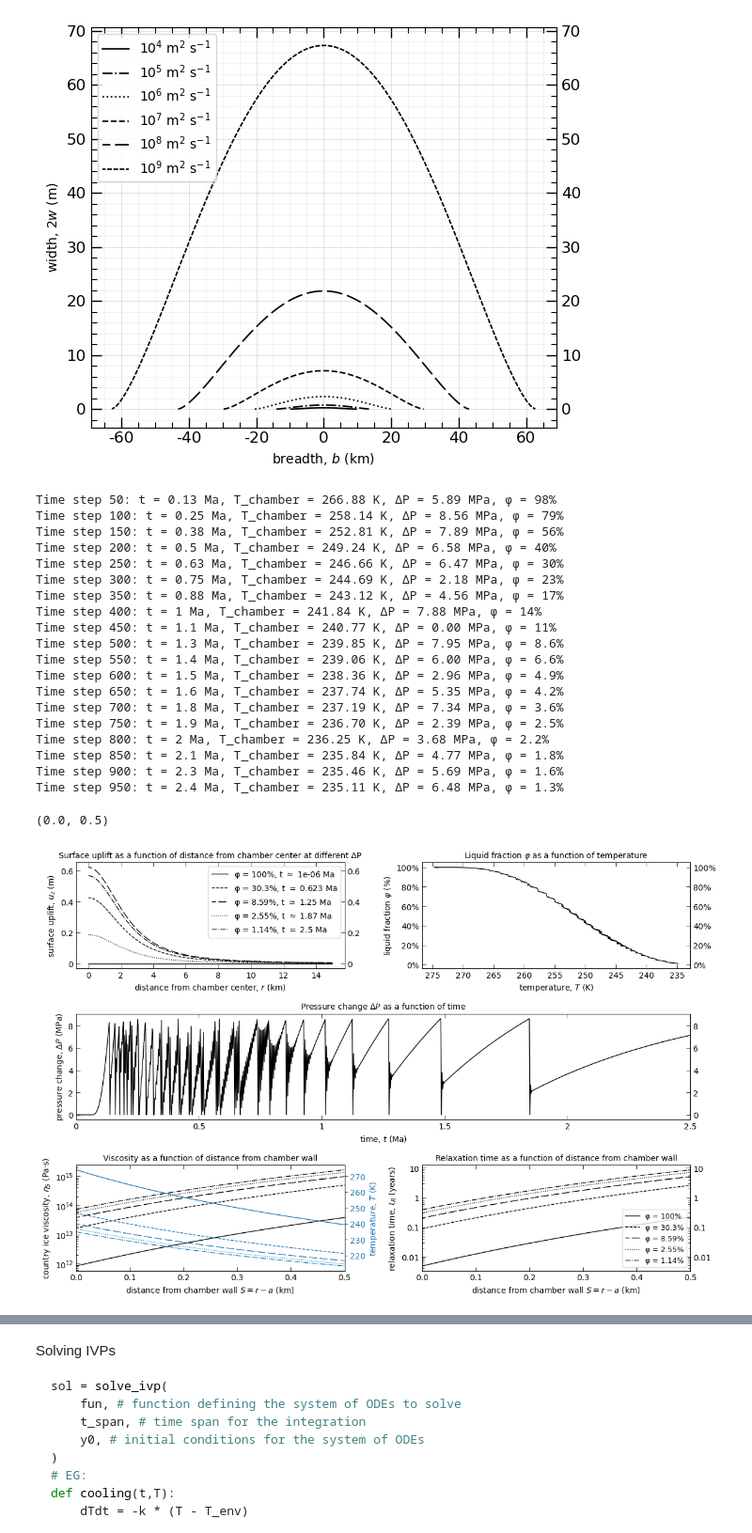
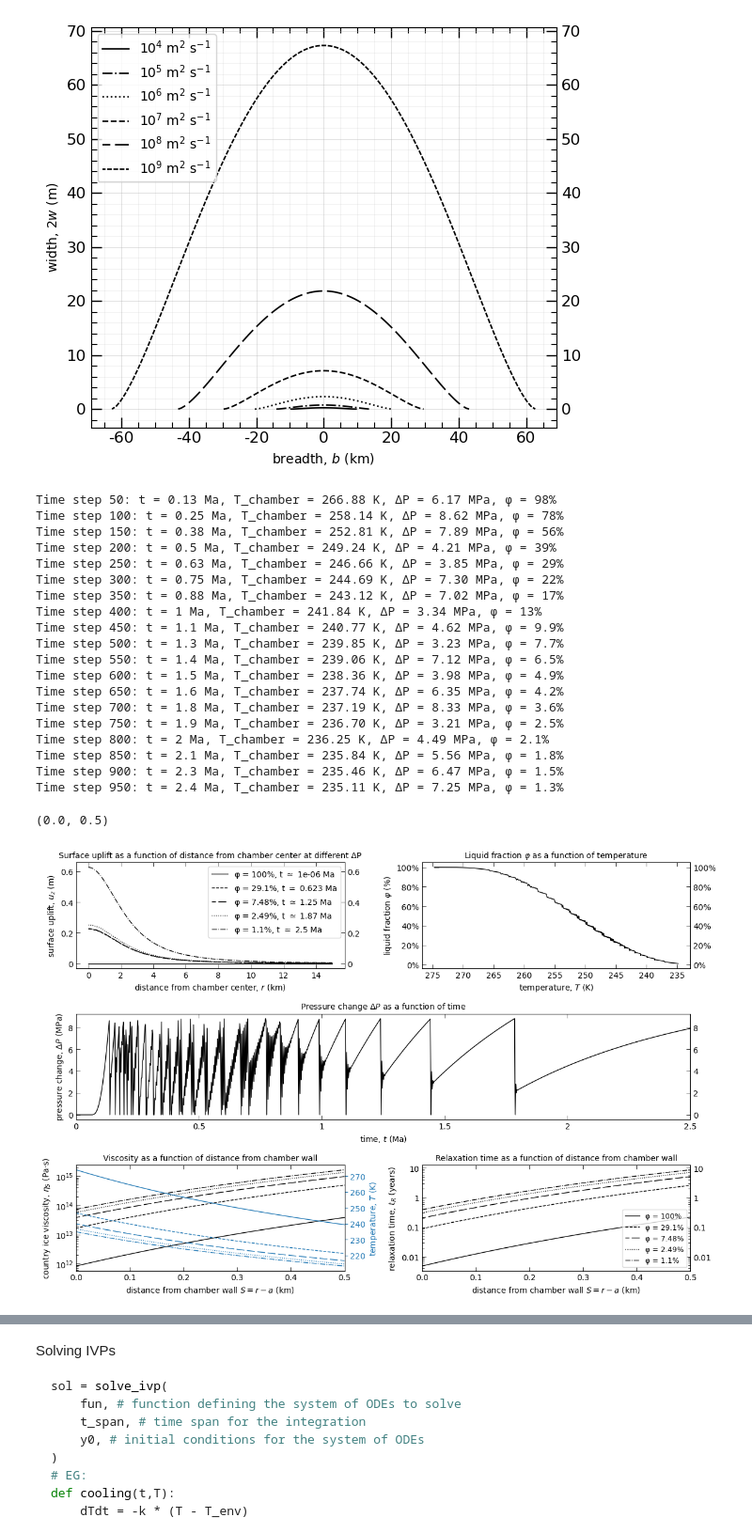
Before and after one commit to CottomR-et-al/Europa-ice-ocean-exchange, a Jupyter notebook: F25_Dikes_Europa.ipynb, the cells around one changed output, grey strips where cells are left out. Shown at 94% size. Cells and saved outputs as stored; diff of their text form; code cells hidden in the pictures.

```diff
--- a/F25_Dikes_Europa.ipynb
+++ b/F25_Dikes_Europa.ipynb
@@ -1263,7 +1263,7 @@ Rg = 8.314 # (J/mol/K) gas constant
 
 ########
 # (Pa) pressure in the chamber, Amoruso and Crescentini (2009) via Chivers et al. (2020)
-Plith = rhoi_Lesage*g*d
+Plith = rhoi_Lesage*g*(d-a) # (d-a) = depth of chamber roof
 T_chamber_history = np.zeros(N_t) # (K) temperature in the chamber, Chivers et al. (2020)
 DP = np.zeros(N_t)
 h_tot = 5e3 # brittle shell thickness
@@ -1272,9 +1272,10 @@ idx = int(np.argmin(np.abs(z-d)))
 Tm = 251
 Tc = 170
 Ts = 110
-Tb = 260
-Tz = Ts * (Tb/Ts)**(z/h_tot) # equilibrium profile (Chivers et al., 2021)
-Tz[(z >= d - a) & (z <= d + a)] = 274 # Boolean indexing to set the temperature at the margins of the chamber
+Tb = 250
+# Tz = Ts * (Tb/Ts)**(z/h_tot) # equilibrium profile (Chivers et al., 2021)
+Tz = Ts + z * (Tb - Ts) / h_tot # linear profile
+Tz[(z >= d - a) & (z <= d + a)] = 274 # chamber T bounds; Boolean indexing to set the temperature at the margins of the chamber
 ki = 567 / Tz[idx]
 κ = ki / (rhoi * Cp)
 # Tz = np.clip(Tz, 1.0, 300.0)
@@ -1298,9 +1299,12 @@ V = 4/3 * np.pi * a**3 # total volume prior to freezing
 Ve = 0 # expelled volume prior to freezing
 Dmech = 0 # scalar mechanical damage coefficient (Europaquakes (42-45))
 A_damage = np.linspace(0.2, 0.01, N_t) # initial mechanical damage fraction
+dt_step = t[1] - t[0]
+hyst = 0.02 # hysteresis factor
+crack = False
 
 for n in range(1, N_t):
-    Tz = stefan(κ, t[n], rhs)
+    Tz = stefan(κ, t[n], rhs) # T(z,t): thermal profile for
     # T_chamber_history[n] = Tz[idx]
     T_chamber = np.interp(d, z, Tz)
     T_chamber_history[n] = T_chamber
@@ -1318,8 +1322,11 @@ for n in range(1, N_t):
     dP_new = max(0, DP[n-1] + dP_freezing)
     dDevent = A_damage[n] * (1-Dmech)
     Dmech = min(1, Dmech + dDevent)
-    crack = dP_new >= P_critical(d, Dmech)
+    P_open = P_critical(d, Dmech)*(1 + hyst)
+    P_close = P_critical(d, Dmech)*(1 - hyst)
+    crack = dP_new >= P_open
     DP[n] = 0 if crack else dP_new
+    if crack: phi_now = float(melt_fraction(T_chamber, P_abs+DP[n]))
     phis[n] = phi_now
     dt_step = t[n] - t[n-1]
     dP_dt = dP_freezing/dt_step if crack else (DP[n] - DP[n-1]) / dt_step
@@ -1441,50 +1448,50 @@ ax4.yaxis.set_major_formatter(StrMethodFormatter('{x:g}'))
 ax4.set_title("Relaxation time as a function of distance from chamber wall", fontsize=10)
 ax4.legend(loc="lower right", fontsize=9)
 ax4.tick_params(which='major', length=5, width=0.5, direction='in', top=True, right=True, labelright=True)
 ax4.tick_params(which='minor', length=3, width=0.5, direction='in', top=True, right=True)
 ax4.set_xlim(0, 0.5)
 T_r_array = np.array(T_r_array)
 
 for i, j in enumerate(np.linspace(0, len(etas)-1, 5, dtype=int)):
     ax5.semilogy(from_wall, etas[j], lw=lw, color="black", label=f"φ = {phis[j]*100:.3g}%", ls=lines[i])
 ax5twin = ax5.twinx()
 for i in range(0, 5):
     idx = np.linspace(0, len(T_r_array)-1, 5, dtype=int)
     ax5twin.plot(from_wall, T_r_array[idx[i]], lw=lw, color=coolcolor, ls=lines[i])
 ax5.set_xlabel("distance from chamber wall $S=r-a$ (km)", fontsize=10)
 ax5.set_ylabel("country ice viscosity, $η_S$ (Pa·s)", fontsize=10)
 ax5.set_title("Viscosity as a function of distance from chamber wall", fontsize=10)
 ax5.tick_params(which='major', length=5, width=0.5, direction='in', top=True)
 ax5.tick_params(which='minor', length=3, width=0.5, direction='in', top=True)
 ax5.yaxis.set_major_formatter(LogFormatterSciNotation())
 ax5twin.set_ylabel("temperature, $T$ (K)", fontsize=10, color=coolcolor)
 ax5twin.tick_params(axis='y', colors=coolcolor)
 ax5twin.yaxis.set_major_locator(LogLocator(base=10.0, subs=np.arange(1.0, 10.0) * 0.1, numticks=10))
 # ax5twin.yaxis.set_major_formatter(LogFormatterSciNotation())
 # ax5.legend(loc="lower right", fontsize=9)
 ax5.set_xlim(0, 0.5)
 
 ######## Toothed φ indicative of rapid refreezing resulting from instantaneous pressure drop after fracture?
 # %% [output]
-Time step 50: t = 0.13 Ma, T_chamber = 266.88 K, ΔP = 5.89 MPa, φ = 98%
-Time step 100: t = 0.25 Ma, T_chamber = 258.14 K, ΔP = 8.56 MPa, φ = 79%
+Time step 50: t = 0.13 Ma, T_chamber = 266.88 K, ΔP = 6.17 MPa, φ = 98%
+Time step 100: t = 0.25 Ma, T_chamber = 258.14 K, ΔP = 8.62 MPa, φ = 78%
 Time step 150: t = 0.38 Ma, T_chamber = 252.81 K, ΔP = 7.89 MPa, φ = 56%
-Time step 200: t = 0.5 Ma, T_chamber = 249.24 K, ΔP = 6.58 MPa, φ = 40%
-Time step 250: t = 0.63 Ma, T_chamber = 246.66 K, ΔP = 6.47 MPa, φ = 30%
-Time step 300: t = 0.75 Ma, T_chamber = 244.69 K, ΔP = 2.18 MPa, φ = 23%
-Time step 350: t = 0.88 Ma, T_chamber = 243.12 K, ΔP = 4.56 MPa, φ = 17%
-Time step 400: t = 1 Ma, T_chamber = 241.84 K, ΔP = 7.88 MPa, φ = 14%
-Time step 450: t = 1.1 Ma, T_chamber = 240.77 K, ΔP = 0.00 MPa, φ = 11%
-Time step 500: t = 1.3 Ma, T_chamber = 239.85 K, ΔP = 7.95 MPa, φ = 8.6%
-Time step 550: t = 1.4 Ma, T_chamber = 239.06 K, ΔP = 6.00 MPa, φ = 6.6%
-Time step 600: t = 1.5 Ma, T_chamber = 238.36 K, ΔP = 2.96 MPa, φ = 4.9%
-Time step 650: t = 1.6 Ma, T_chamber = 237.74 K, ΔP = 5.35 MPa, φ = 4.2%
-Time step 700: t = 1.8 Ma, T_chamber = 237.19 K, ΔP = 7.34 MPa, φ = 3.6%
-Time step 750: t = 1.9 Ma, T_chamber = 236.70 K, ΔP = 2.39 MPa, φ = 2.5%
-Time step 800: t = 2 Ma, T_chamber = 236.25 K, ΔP = 3.68 MPa, φ = 2.2%
-Time step 850: t = 2.1 Ma, T_chamber = 235.84 K, ΔP = 4.77 MPa, φ = 1.8%
-Time step 900: t = 2.3 Ma, T_chamber = 235.46 K, ΔP = 5.69 MPa, φ = 1.6%
-Time step 950: t = 2.4 Ma, T_chamber = 235.11 K, ΔP = 6.48 MPa, φ = 1.3%
+Time step 200: t = 0.5 Ma, T_chamber = 249.24 K, ΔP = 4.21 MPa, φ = 39%
+Time step 250: t = 0.63 Ma, T_chamber = 246.66 K, ΔP = 3.85 MPa, φ = 29%
+Time step 300: t = 0.75 Ma, T_chamber = 244.69 K, ΔP = 7.30 MPa, φ = 22%
+Time step 350: t = 0.88 Ma, T_chamber = 243.12 K, ΔP = 7.02 MPa, φ = 17%
+Time step 400: t = 1 Ma, T_chamber = 241.84 K, ΔP = 3.34 MPa, φ = 13%
+Time step 450: t = 1.1 Ma, T_chamber = 240.77 K, ΔP = 4.62 MPa, φ = 9.9%
+Time step 500: t = 1.3 Ma, T_chamber = 239.85 K, ΔP = 3.23 MPa, φ = 7.7%
+Time step 550: t = 1.4 Ma, T_chamber = 239.06 K, ΔP = 7.12 MPa, φ = 6.5%
+Time step 600: t = 1.5 Ma, T_chamber = 238.36 K, ΔP = 3.98 MPa, φ = 4.9%
+Time step 650: t = 1.6 Ma, T_chamber = 237.74 K, ΔP = 6.35 MPa, φ = 4.2%
+Time step 700: t = 1.8 Ma, T_chamber = 237.19 K, ΔP = 8.33 MPa, φ = 3.6%
+Time step 750: t = 1.9 Ma, T_chamber = 236.70 K, ΔP = 3.21 MPa, φ = 2.5%
+Time step 800: t = 2 Ma, T_chamber = 236.25 K, ΔP = 4.49 MPa, φ = 2.1%
+Time step 850: t = 2.1 Ma, T_chamber = 235.84 K, ΔP = 5.56 MPa, φ = 1.8%
+Time step 900: t = 2.3 Ma, T_chamber = 235.46 K, ΔP = 6.47 MPa, φ = 1.5%
+Time step 950: t = 2.4 Ma, T_chamber = 235.11 K, ΔP = 7.25 MPa, φ = 1.3%
 (0.0, 0.5)
-[figure, old version]
+[figure, new version]
 # %%
```
Also changed, not shown: parts of 1 cell of this notebook.
